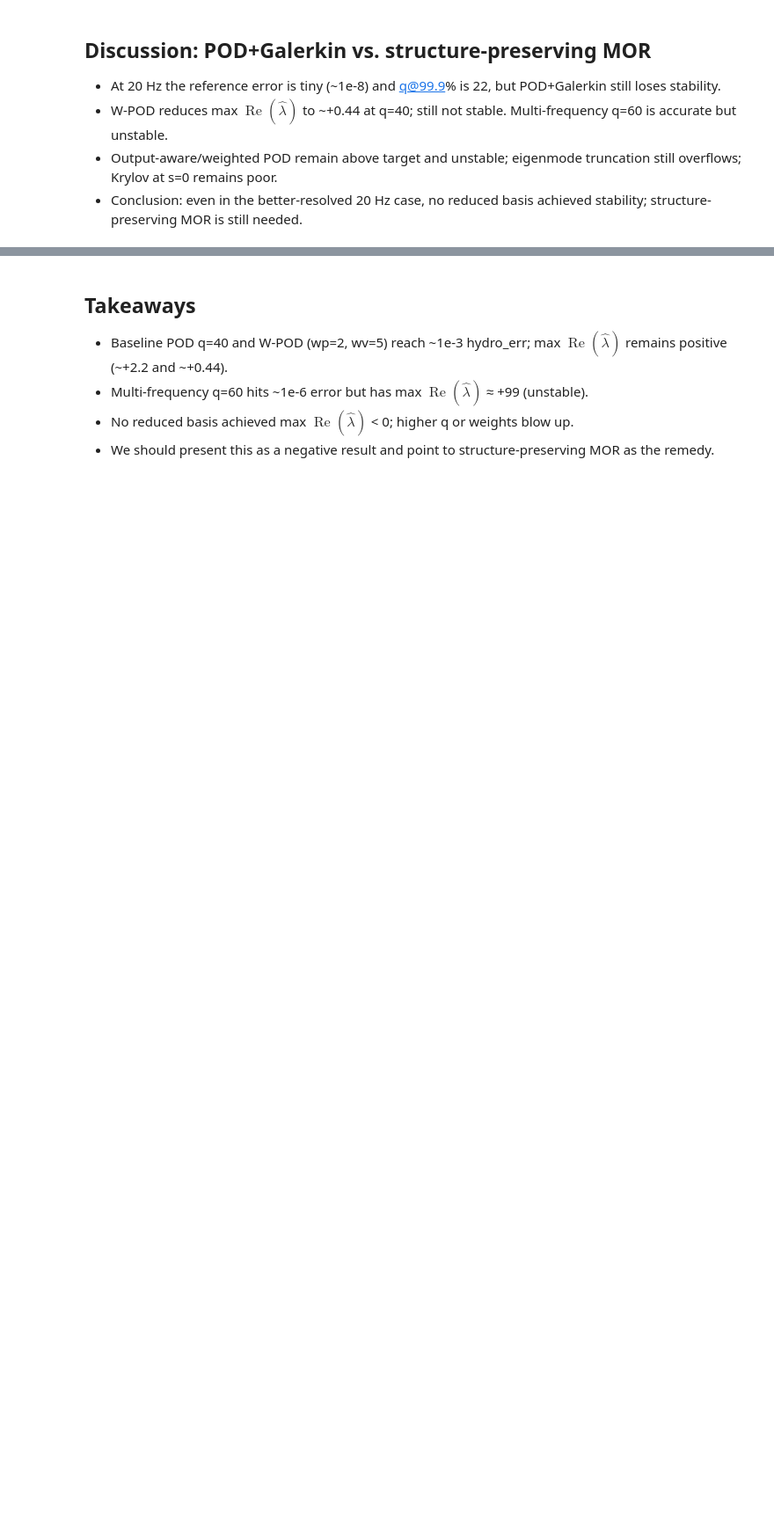
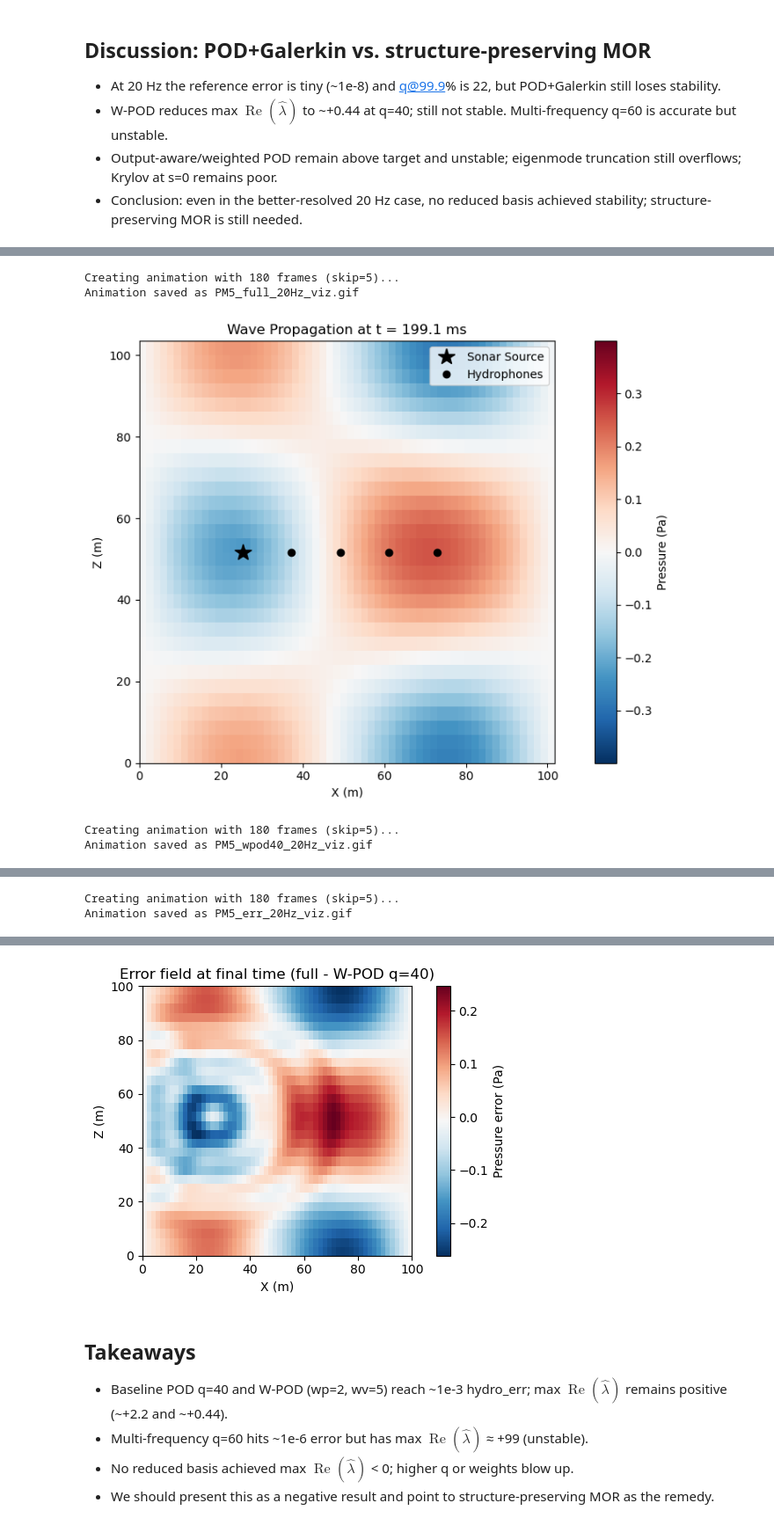
Before and after one commit to cwardlaw8/SonarSim, a Jupyter notebook: PM5_TaskH.ipynb, the cells around one changed output, grey strips where cells are left out. Shown at 88% size. Cells and saved outputs as stored; diff of their text form; code cells hidden in the pictures; blank space fills up the shorter version.

```diff
--- a/PM5_TaskH.ipynb
+++ b/PM5_TaskH.ipynb
@@ -637,0 +630,63 @@ plt.show()
+# %%
+import numpy as np
+import matplotlib.pyplot as plt
+# Visualization controls
+viz_tfactor = 3.0  # simulate out to viz_tfactor * t_stop for visualization
+frame_skip_vis = 5
+max_frames_vis = 400
+# Choose the W-POD basis (wp=2, wv=5) at q=40
+wp_viz = 2.0
+wv_viz = 5.0
+q_viz = 40
+W_diag_viz = np.concatenate([np.full(p['Nx']*p['Nz'], wp_viz), np.full(p['Nx']*p['Nz'], wv_viz)])
+W_sqrt_viz = np.sqrt(W_diag_viz)
+Vq_raw = U_base[:, :q_viz]
+Vq_w = w_orthonormalize(Vq_raw, W_sqrt_viz)
+# Extend time grid for visualization
+t_ref_use = t_ref if 't_ref' in globals() else t_eval
+t_full_end = t_ref_use[-1] * viz_tfactor
+viz_t_eval = np.linspace(t_ref_use[0], t_full_end, int(len(t_ref_use) * viz_tfactor))
+def simulate_linear(A, B_vec, x0, u_fn, t_eval, max_step, rtol=1e-7, atol=1e-10):
+    def rhs(t, x):
+        return A.dot(x) + B_vec * u_fn(t)
+    sol = solve_ivp(rhs, (t_eval[0], t_eval[-1]), x0.reshape(-1),
+                    t_eval=t_eval, method='RK45', max_step=max_step,
+                    rtol=rtol, atol=atol)
+    return sol.t, sol.y
+# Full simulation for viz (reuse ref if it covers the window)
+if 'X_ref' in globals() and len(t_ref) >= len(viz_t_eval):
+    t_full_viz = viz_t_eval
+    X_full_viz = X_ref[:, :len(viz_t_eval)]
+else:
+    t_full_viz, X_full_viz = simulate_linear(A, B_vec, x0, u_scaled, viz_t_eval, dt_max)
+# Reduced simulation
+A_hat = Vq_w.T @ (A.dot(Vq_w))
+B_hat = Vq_w.T @ B_vec
+x0_hat = Vq_w.T @ x0.reshape(-1)
+t_red, Xq = simulate_linear(A_hat, B_hat, x0_hat, u_scaled, viz_t_eval, dt_max)
+Xq_resamp = Xq
+X_rec = Vq_w @ Xq_resamp
+# Pressure fields and error
+N = p['Nx'] * p['Nz']
+P_full = X_full_viz[:N, :]
+P_red = X_rec[:N, :]
+P_err = P_full - P_red
+# Animations
+create_wave_animation(X_full_viz, t_full_viz, p, save_filename='PM5_full_20Hz_viz.gif', frame_skip=frame_skip_vis, max_frames=max_frames_vis, fps=20)
+create_wave_animation(X_rec, t_red, p, save_filename='PM5_wpod40_20Hz_viz.gif', frame_skip=frame_skip_vis, max_frames=max_frames_vis, fps=20)
+# Error magnitude animation (pad velocities with zeros)
+X_err = np.vstack([np.abs(P_err), np.zeros_like(P_err)])
+create_wave_animation(X_err, t_full_viz, p, save_filename='PM5_err_20Hz_viz.gif', frame_skip=frame_skip_vis, max_frames=max_frames_vis, fps=20)
+# Error snapshot at final time
+err_final = P_err[:, -1].reshape(p['Nx'], p['Nz'])
+plt.figure(figsize=(6,4))
+plt.imshow(err_final.T, origin='lower', extent=[0, p['Lx'], 0, p['Lz']], cmap='RdBu_r')
+plt.colorbar(label='Pressure error (Pa)')
+plt.title('Error field at final time (full - W-POD q=40)')
+plt.xlabel('X (m)'); plt.ylabel('Z (m)'); plt.tight_layout(); plt.show()
+# %% [output]
+Creating animation with 180 frames (skip=5)...
+Animation saved as PM5_full_20Hz_viz.gif
+[figure, added]
+Creating animation with 180 frames (skip=5)...
+Animation saved as PM5_wpod40_20Hz_viz.gif
@@ -637,0 +694,2 @@ plt.show()
+Creating animation with 180 frames (skip=5)...
+Animation saved as PM5_err_20Hz_viz.gif
@@ -638,3 +697,4 @@ plt.show()
+[figure, added]
 # %% [markdown]
 ## Takeaways
 - Baseline POD q=40 and W-POD (wp=2, wv=5) reach ~1e-3 hydro_err; max $\operatorname{Re}(\hat{\lambda})$ remains positive (~+2.2 and ~+0.44).
```
Also changed, not shown: parts of 12 cells of this notebook, 1 other file.
